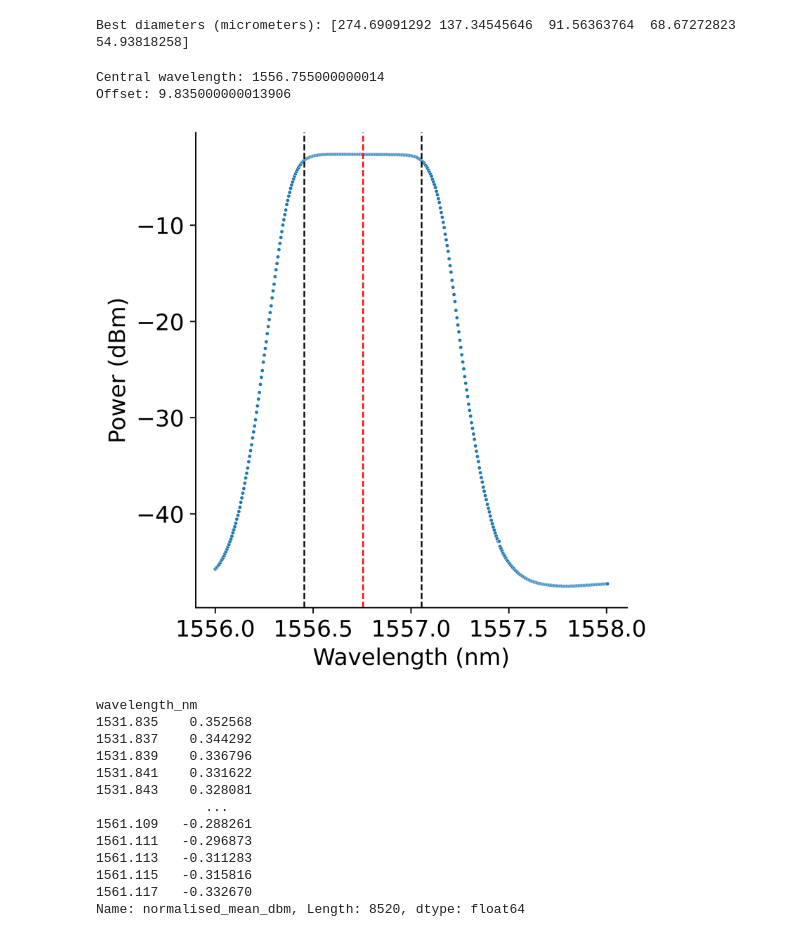
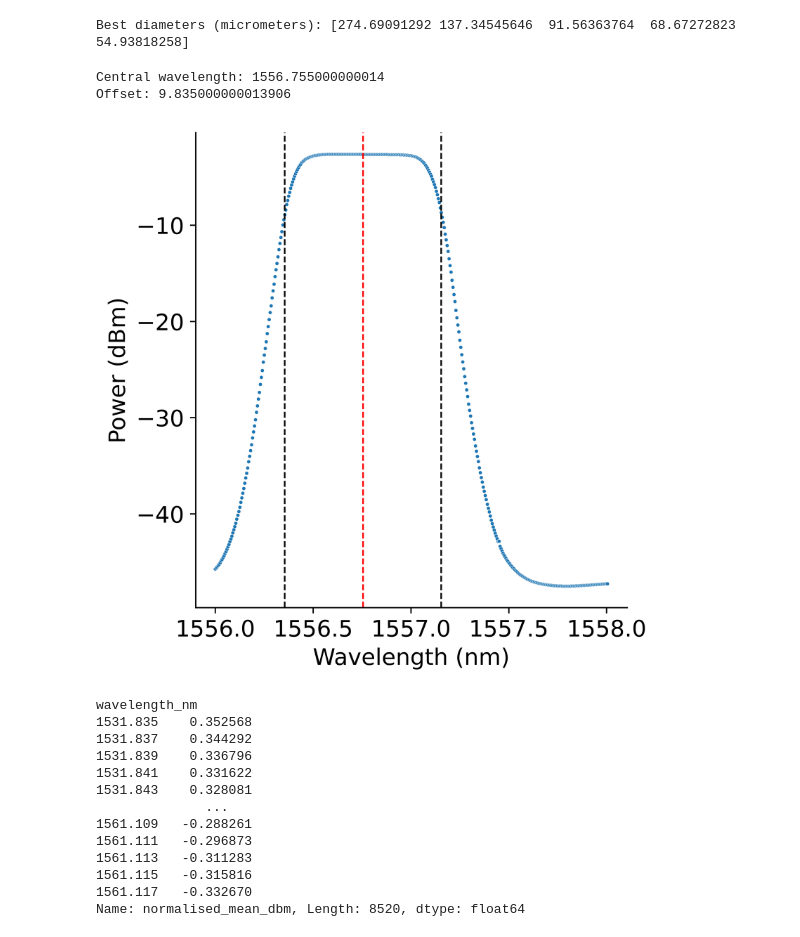
Before and after one commit to custal/bristol-chip-experiment, a Jupyter notebook: core/graph_plotting.ipynb, the cells around one changed output. Saved outputs shown, nothing was run; the diff lists cells and outputs as text; code cells hidden in the pictures.

```diff
--- a/core/graph_plotting.ipynb
+++ b/core/graph_plotting.ipynb
@@ -13,27 +13,27 @@ Best diameters (micrometers): [274.69091292 137.34545646  91.56363764  68.672728
 # %%
 #find TUNICS laser offset
 plt.rcParams["figure.dpi"]=600
 plt.rcParams["font.size"]=14
 
 path = r"C:\Users\pmesp\OneDrive\Documents\bristol-chip-experiment\Data\17-11-2022\17-11-2022_12-57_laser_sweep_samples_100_sensitivity_1547_TUNICS_1556_1558_402_WDM_SN_2020071009.txt"
 tunics = pd.read_csv(path,index_col=0)
 tunics["mean_dbm"] = tunics.mean(axis=1)
 tunics["Wavelength(nm)"] = tunics.index
 tunics["mean_dbm"].idxmax()
 wavelength = tunics["mean_dbm"].idxmax()+0.12
 print("Central wavelength:",wavelength)
 print("Offset:",wavelength-1546.92)
 plot = sns.relplot(data=tunics,x="Wavelength(nm)",y="mean_dbm",s=5)
 plot.set_axis_labels("Wavelength (nm)", "Power (dBm)")
 plt.axvline(wavelength,color='r',linestyle='--',linewidth=1)
-width = 0.3
+width = 0.4
 plt.axvline(wavelength-width,color='k',linestyle='--',linewidth=1)
 plt.axvline(wavelength+width,color='k',linestyle='--',linewidth=1)
 plt.show()
 # %% [output]
 Central wavelength: 1556.755000000014
 Offset: 9.835000000013906
-[figure, old version]
+[figure, new version]
 # %%
 laser_offset = 9.835
 
```
Also changed, not shown: parts of 2 cells of this notebook, 10 other files.
